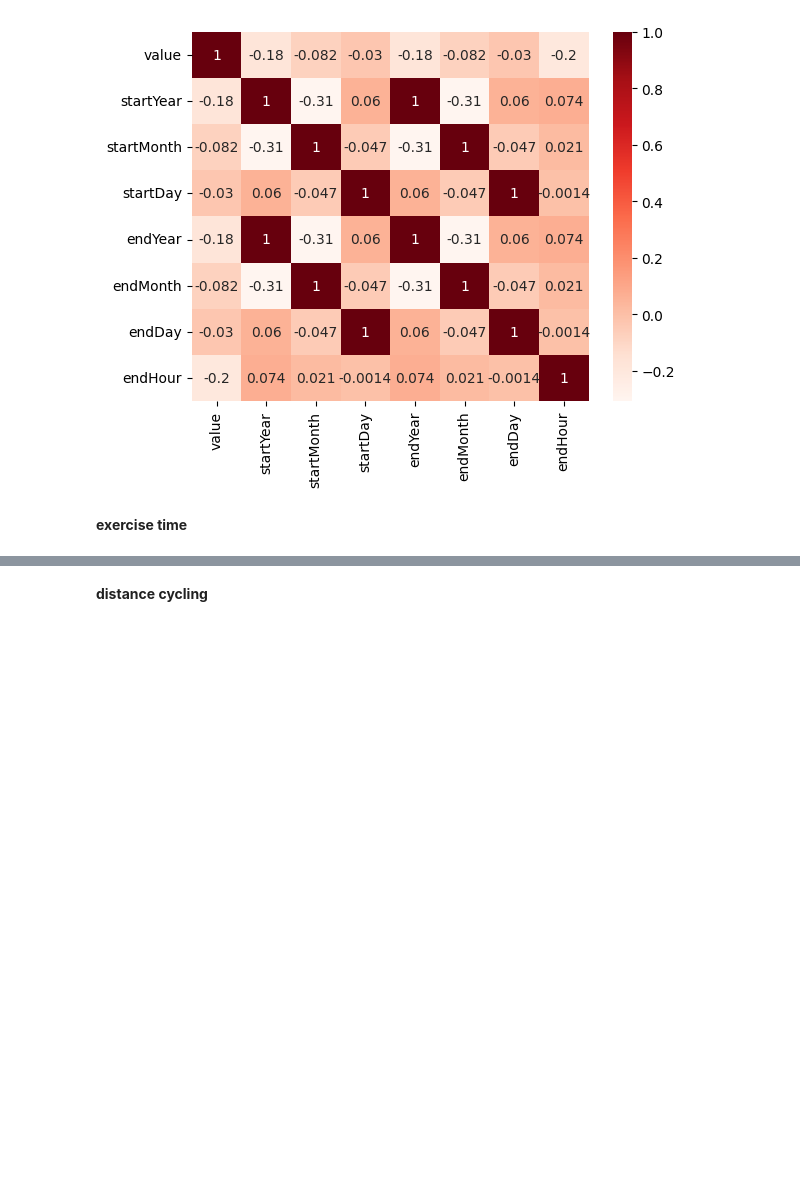
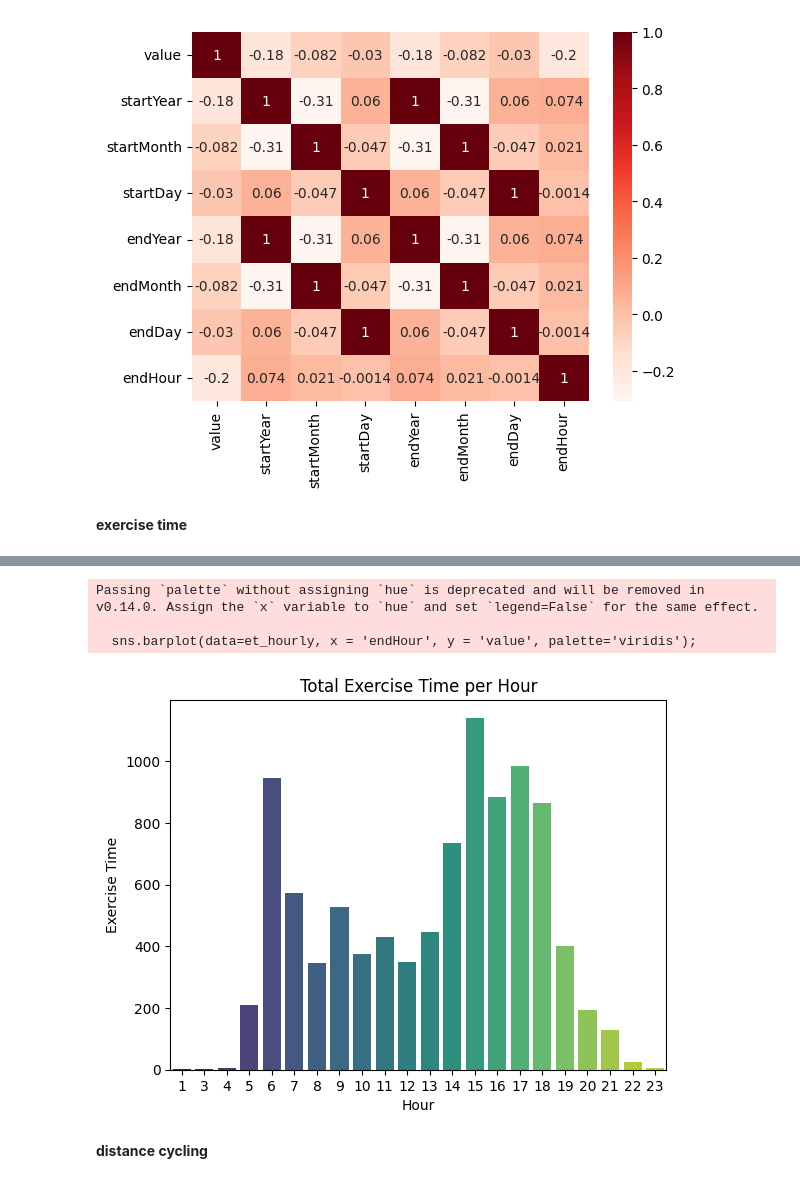
Before and after one commit to YomnaElmousalami/AppleHealthData_Analysis, a Jupyter notebook: Analyze_Sis_health_Data.ipynb, the cells around one changed output, grey strips where cells are left out. Saved outputs shown, nothing was run; the diff lists cells and outputs as text; code cells hidden in the pictures; blank space fills up the shorter version.

```diff
--- a/Analyze_Sis_health_Data.ipynb
+++ b/Analyze_Sis_health_Data.ipynb
@@ -1996,3 +2007,15 @@ exerciseTime['endHour'] = exerciseTime['endDate'].dt.hour
+# %%
+et_hourly = exerciseTime.groupby(['endHour']).agg({'value': 'sum'}).reset_index()
+sns.barplot(data=et_hourly, x = 'endHour', y = 'value', palette='viridis');
+plt.title('Total Exercise Time per Hour');
+plt.xlabel('Hour');
+plt.ylabel('Exercise Time');
+plt.show();
+# %% [output]
+Passing `palette` without assigning `hue` is deprecated and will be removed in v0.14.0. Assign the `x` variable to `hue` and set `legend=False` for the same effect.
+
+  sns.barplot(data=et_hourly, x = 'endHour', y = 'value', palette='viridis');
+[figure, added]
 # %% [markdown]
 **distance cycling**
 # %%
```
Also changed, not shown: parts of 1 cell of this notebook.
